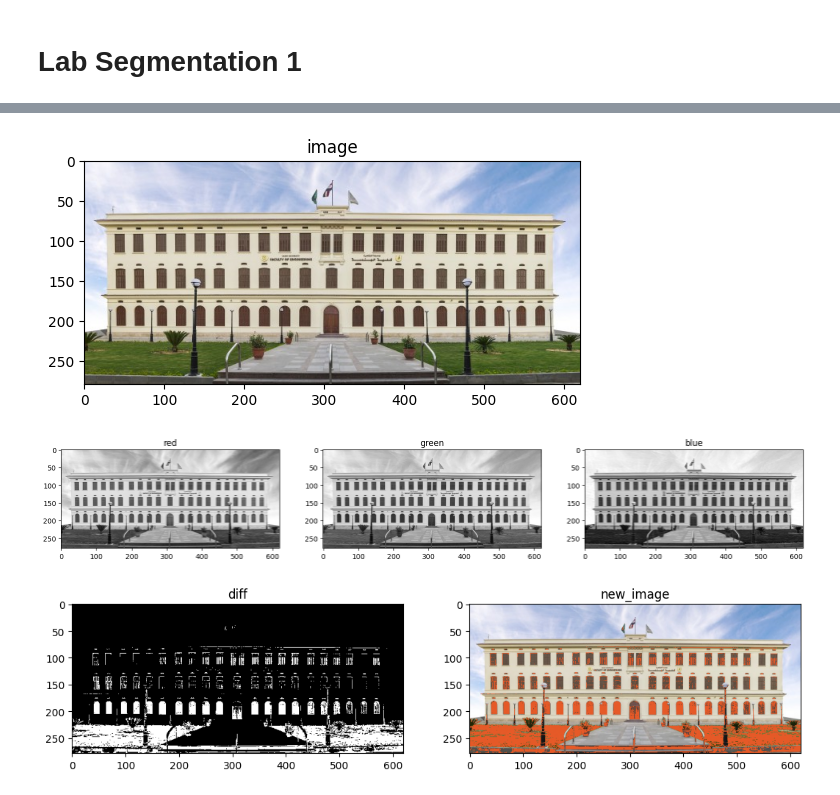
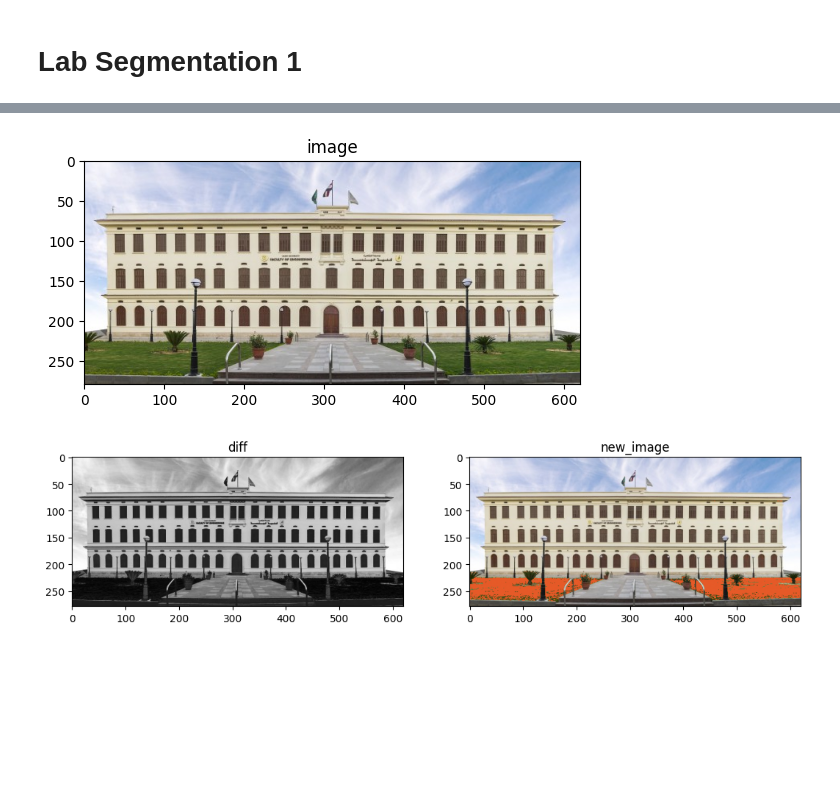
Before and after one commit to Waer1/image_labs, a Jupyter notebook: lab07-std/Lab_Seg_1_STD.ipynb, the cells around one changed output, grey strips where cells are left out. Saved outputs shown, nothing was run; the diff lists cells and outputs as text; code cells hidden in the pictures; blank space fills up the shorter version.

```diff
--- a/lab07-std/Lab_Seg_1_STD.ipynb
+++ b/lab07-std/Lab_Seg_1_STD.ipynb
@@ -66,46 +61,43 @@ show_images([b_ball , b_stick,b_half, result],["b_ball", "b_stick","b_half", "re
 # %%
-# 1- Get the required RGB color (Using a color picker)
-
+# 1- Get the required RGB color (Using a color picke
 # 2- Read image
 image = io.imread("imgs/exp2/cufe.png")
 show_images([image],["image"])
 image = image.astype(float)
 
 
 
 # 3- extract R, G and B channels (as float)
 
 red = image[:,:,0]
+green = image[:,:,1]
 blue = image[:,:,2]
-green = image[:,:,1]
-show_images([red,green, blue],["red","green", "blue"])
 
 # 4- calculate differences FOR EACH CHANNEL (between the image and the required pixel value) 75 , 95 , 35 --- 90 , 65 , 53
-red_diff = red - 75
-green_diff = green - 95
-blue_diff = blue - 35
+red_diff = red - 43
+green_diff = green - 107
+blue_diff = blue - 47
 
-diff = .1 * (green_diff) + .5 *red_diff + .6 * blue_diff
+diff =  np.abs(red_diff) + 2 * np.abs(green_diff)  + np.abs(blue_diff)
 
-diff = abs(diff) < 20
+mask = abs(diff) < 91
 
 new_image = np.copy(image)
 
-new_image[diff,:] = (230,90,40)
+new_image[mask] = (230,90,40)
 
 new_image = new_image /255
 
 show_images([diff, new_image] , ["diff", "new_image"])
 
 # 5- calculate overall distance from the given RGB color (use any appropriate distance measure, take care of the minus distances)
 
 # 6-  create a mask by thresholding the differences
 
 # 7- In the input image, Replace the pixels of the mask with the following color
 # R = 230 , G = 90 , B=40
 
 # 8- show the image or save it
 # %% [output]
 [figure]
-[figure, old version]
+[figure, new version]
-[figure, removed]
```
Also changed, not shown: parts of 2 cells of this notebook.
